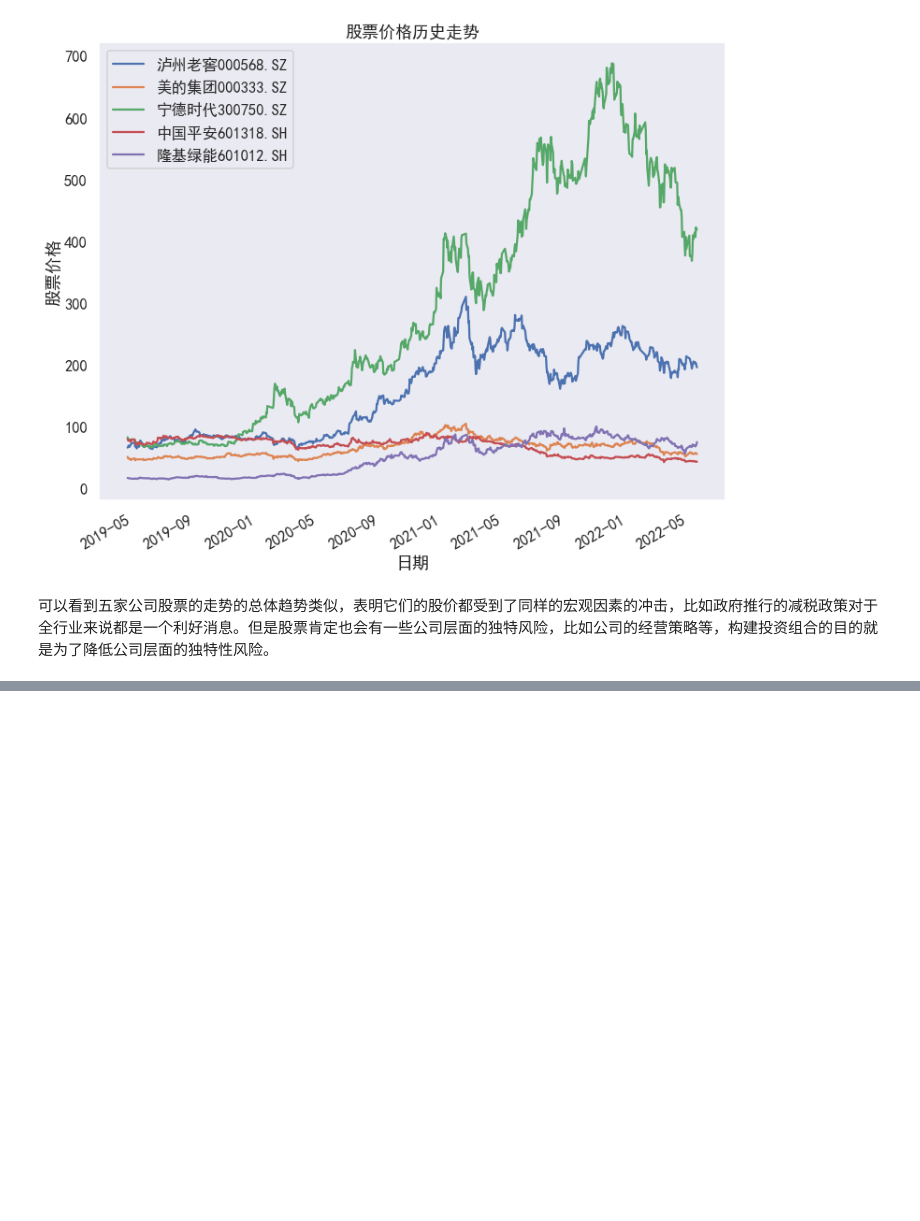
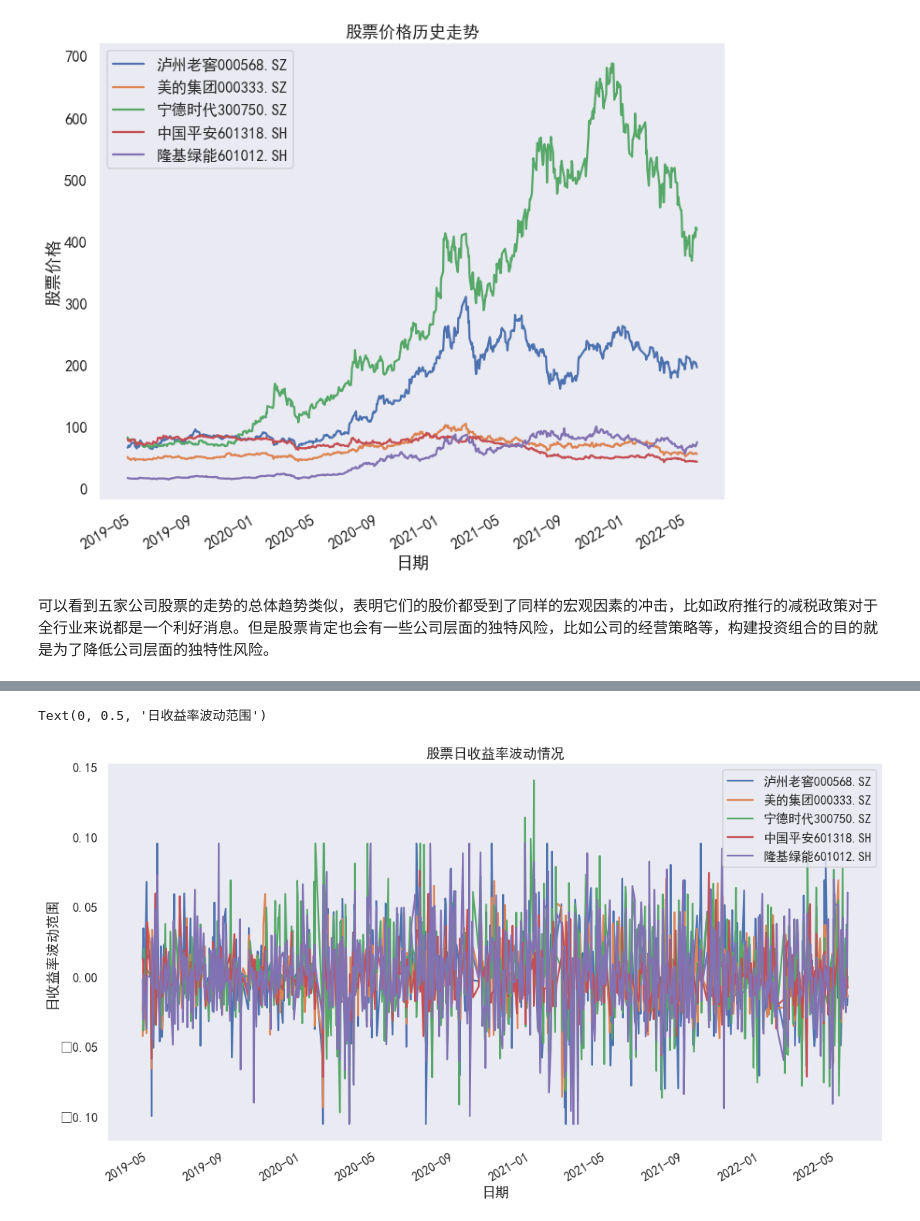
Before and after one commit to Monsoon007/Markowitz-Efficient-Frontier, a Jupyter notebook: 股票有效组合.ipynb, the cells around one changed output, grey strips where cells are left out. Drawn from its saved outputs; the diff is of its cells as text; code cells hidden in the pictures; blank space fills up the shorter version.

```diff
--- a/股票有效组合.ipynb
+++ b/股票有效组合.ipynb
@@ -82,0 +83,7 @@ stocks.head()
+# %%
+plt_volatility=stocks_daily_return.plot(figsize=(18,10),title="股票日收益率波动情况",grid=False)
+plt_volatility.set_xlabel('日期')
+plt_volatility.set_ylabel('日收益率波动范围')
+# %% [output]
+Text(0, 0.5, '日收益率波动范围')
+[figure, added]
```
Also changed, not shown: parts of 13 cells of this notebook.
